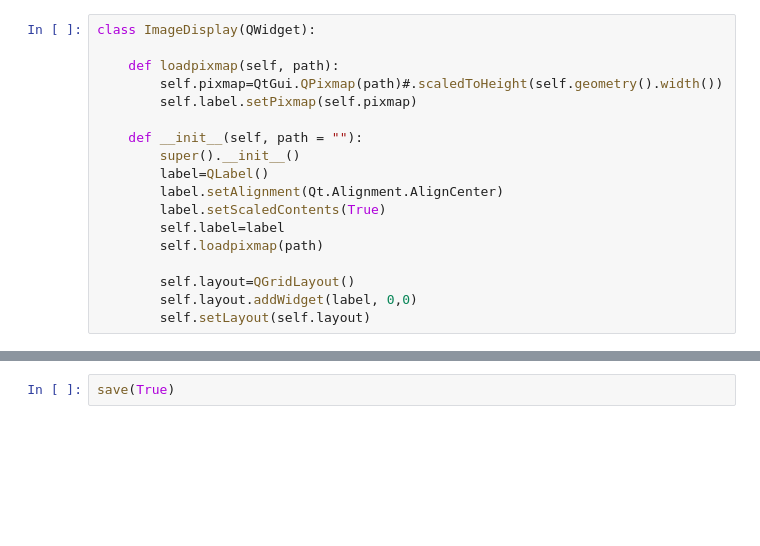
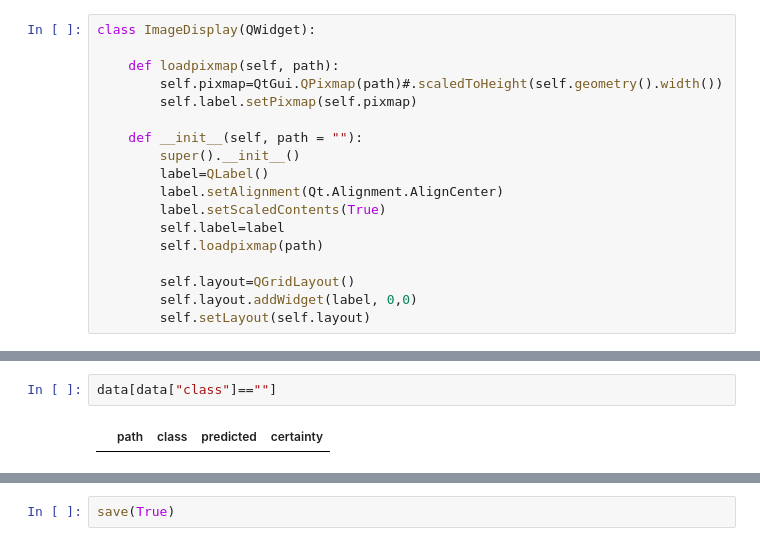
Before and after one commit to mirluvams/tesis, a Jupyter notebook: 3-data-classification.ipynb, the cells around one changed output, grey strips where cells are left out. Drawn from its saved outputs; the diff is of its cells as text; blank space fills up the shorter version.

```diff
--- a/3-data-classification.ipynb
+++ b/3-data-classification.ipynb
@@ -230,3 +182,7 @@ data.groupby(by="predicted")["certainty"].describe()
+# %%
+data[data["class"]==""]
+# %% [output]
+|  | path | class | predicted | certainty |
 # %%
 data
 # %% [output]
```
Also changed, not shown: parts of 13 cells of this notebook, 7 other files.
